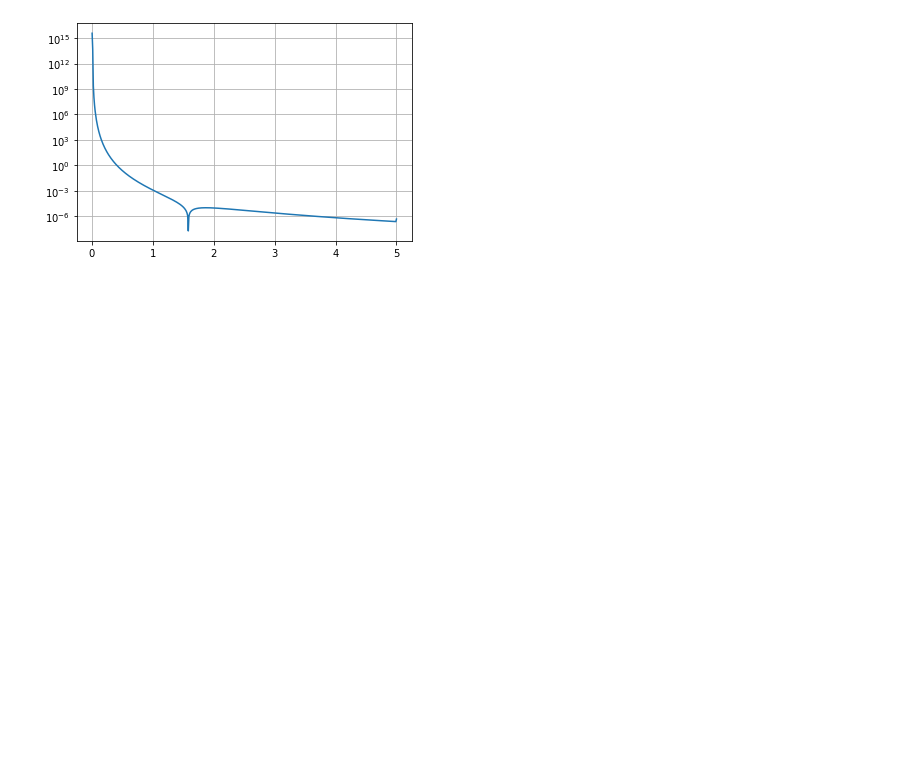
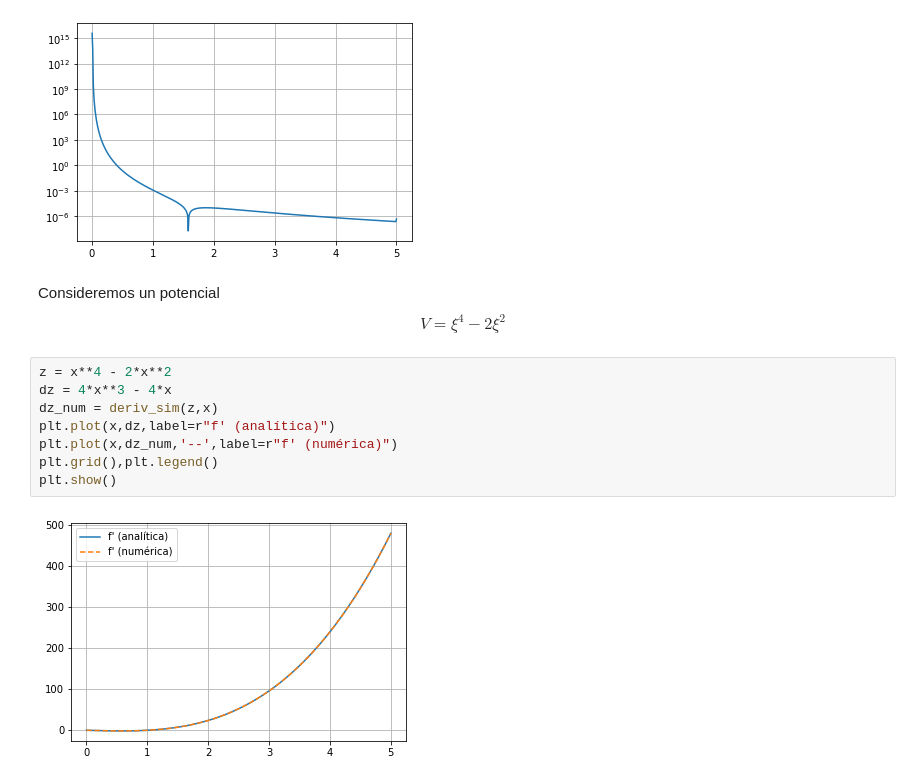
Before and after one commit to richmf/FisComp26-2, a Jupyter notebook: Clase 9.ipynb, the cells around one changed output. Cells and saved outputs as stored; diff of their text form; blank space fills up the shorter version.

```diff
--- a/Clase 9.ipynb
+++ b/Clase 9.ipynb
@@ -43,3 +43,18 @@ plt.grid()
 plt.show()
 # %% [output]
 [figure]
+# %% [markdown]
+Consideremos un potencial
+$$
+V=\xi^4 - 2\xi^2
+$$
+# %%
+z = x**4 - 2*x**2
+dz = 4*x**3 - 4*x
+dz_num = deriv_sim(z,x)
+plt.plot(x,dz,label=r"f' (analítica)")
+plt.plot(x,dz_num,'--',label=r"f' (numérica)")
+plt.grid(),plt.legend()
+plt.show()
+# %% [output]
+[figure, added]
```
Also changed, not shown: parts of 1 cell of this notebook.
